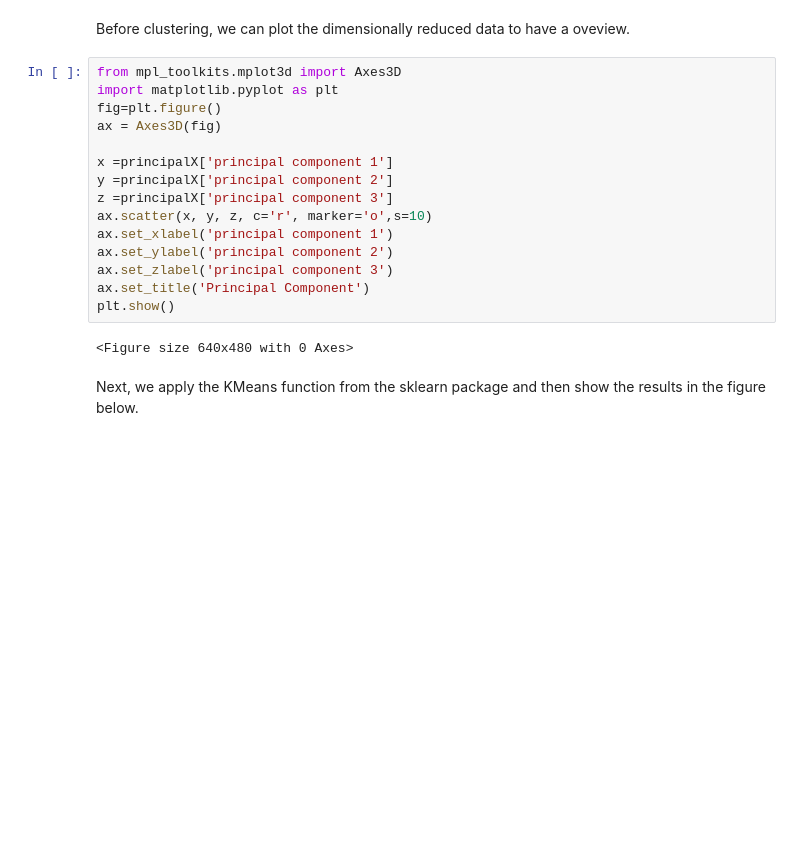
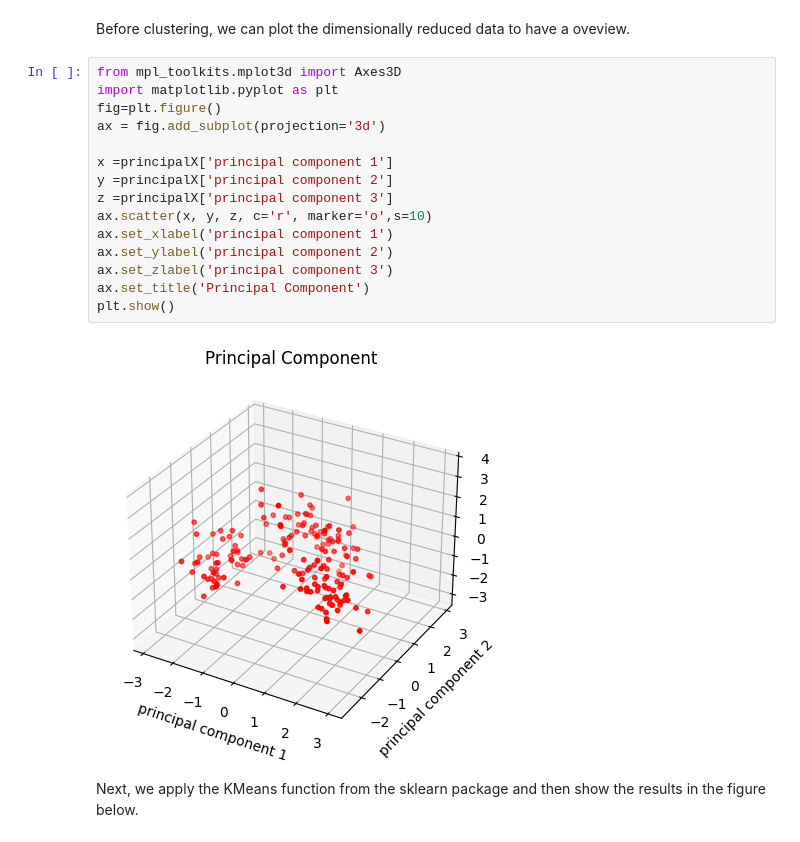
Before and after one commit to DavidGoing/PHYS3151-Machine-Learning-in-Physics-2024, a Jupyter notebook: clustering/clustering_new.ipynb, the cells around one changed output. Cells and saved outputs as stored; diff of their text form; blank space fills up the shorter version.

```diff
--- a/clustering/clustering_new.ipynb
+++ b/clustering/clustering_new.ipynb
@@ -84,20 +84,20 @@ Before clustering, we can plot the dimensionally reduced data to have a oveview.
 # %%
 from mpl_toolkits.mplot3d import Axes3D
 import matplotlib.pyplot as plt
 fig=plt.figure()
-ax = Axes3D(fig)
+ax = fig.add_subplot(projection='3d')
 
 x =principalX['principal component 1']
 y =principalX['principal component 2']
 z =principalX['principal component 3']
 ax.scatter(x, y, z, c='r', marker='o',s=10)
 ax.set_xlabel('principal component 1')
 ax.set_ylabel('principal component 2')
 ax.set_zlabel('principal component 3')
 ax.set_title('Principal Component')
 plt.show()
 # %% [output]
-<Figure size 640x480 with 0 Axes>
+[figure, added]
 # %% [markdown]
 Next, we apply the KMeans function from the sklearn package and then show the results in the figure below.
 # %%
```
Also changed, not shown: parts of 1 cell of this notebook.
